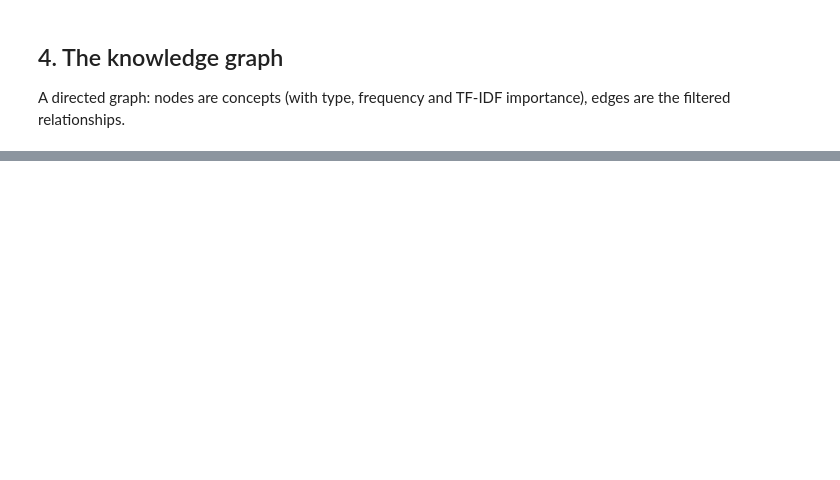
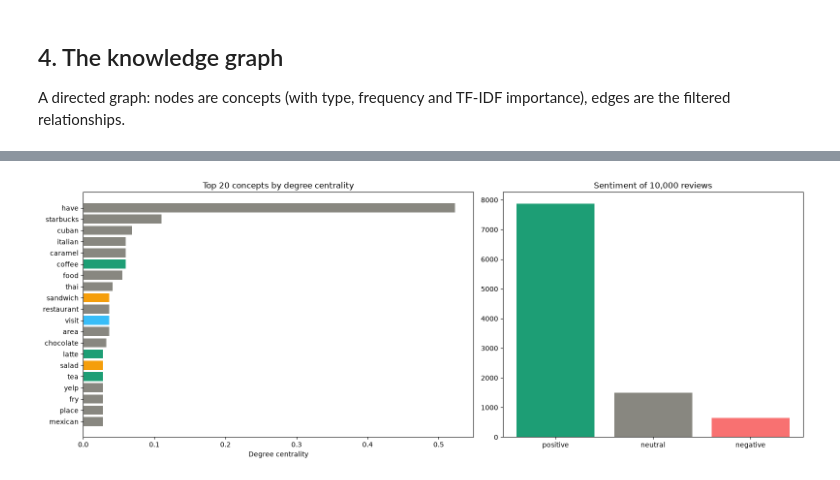
Before and after one commit to YISHU19/flavournet, a Jupyter notebook: notebooks/flavournet_pipeline.ipynb, the cells around one changed output, grey strips where cells are left out. Cells and saved outputs as stored; diff of their text form; code cells hidden in the pictures; blank space fills up the shorter version.

```diff
--- a/notebooks/flavournet_pipeline.ipynb
+++ b/notebooks/flavournet_pipeline.ipynb
@@ -210,0 +361,4 @@ pd.Series(Counter(nx.get_node_attributes(G, "entity_type").values())).sort_value
+# %%
+reviews["polarity"] = [round(TextBlob(str(t)).sentiment.polarity, 3) for t in reviews.text]
+reviews["sentiment"] = pd.cut(reviews.polarity, [-1.01, -0.1, 0.1, 1.01], labels=["negative", "neutral", "positive"])
+pd.crosstab(reviews.stars, reviews.sentiment, normalize="index").round(2)
@@ -210,0 +394,11 @@ pd.Series(Counter(nx.get_node_attributes(G, "entity_type").values())).sort_value
+# %%
+fig, (ax1, ax2) = plt.subplots(1, 2, figsize=(16, 6), gridspec_kw={"width_ratios": [1.3, 1]})
+top = metrics.head(20).iloc[::-1]
+ax1.barh(top.concept, top.degree, color=[TYPE_COLORS[t] for t in top.entity_type])
+ax1.set_title("Top 20 concepts by degree centrality"); ax1.set_xlabel("Degree centrality")
+counts = reviews.sentiment.value_counts().reindex(["positive", "neutral", "negative"])
+ax2.bar(counts.index, counts.values, color=["#1D9E75", "#888780", "#f87171"])
+ax2.set_title(f"Sentiment of {len(reviews):,} reviews")
+plt.tight_layout(); plt.savefig(OUTPUTS / "flavournet_centrality_sentiment.png", dpi=150); plt.show()
+# %% [output]
+[figure, added]
```
Also changed, not shown: parts of 20 cells of this notebook, 8 other files.
